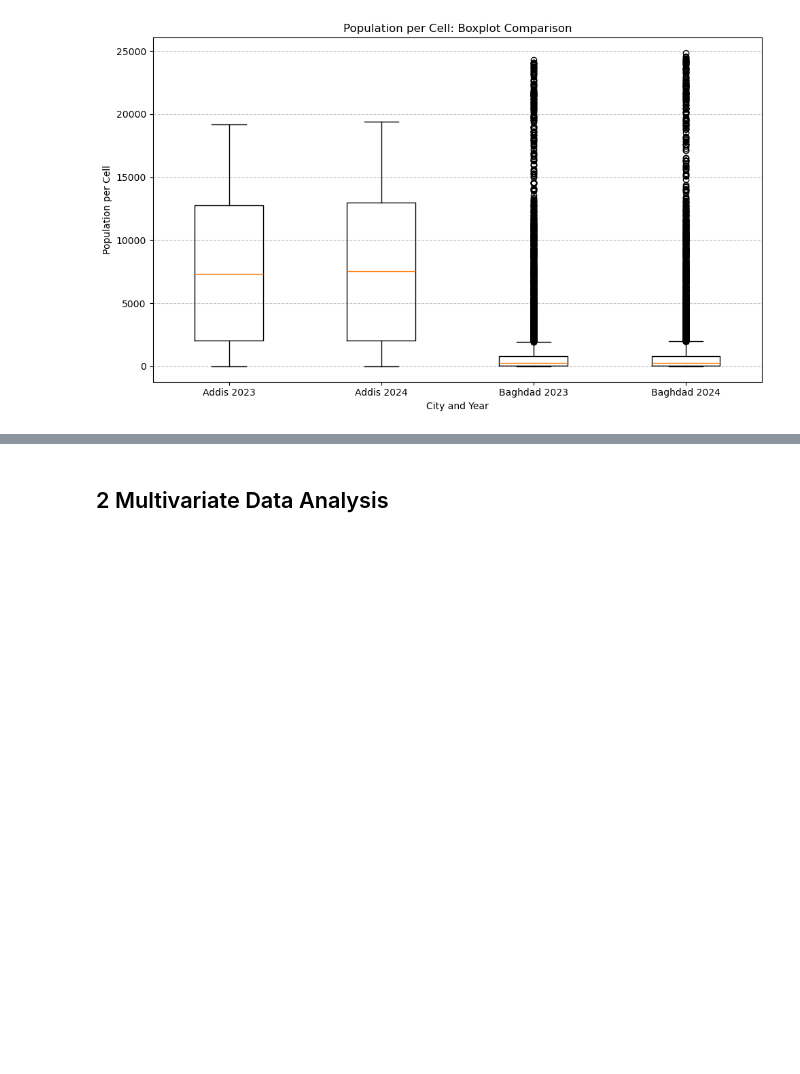
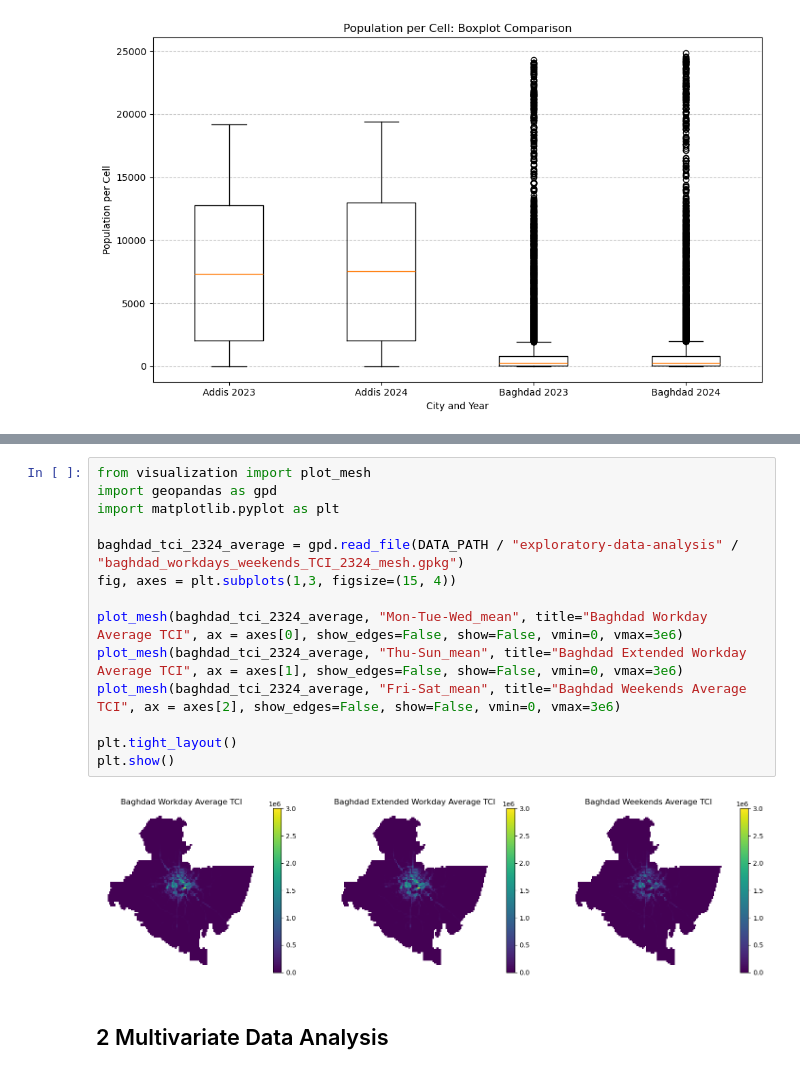
Before and after one commit to yixuan228/air-pollution-mobility-research-project, a Jupyter notebook: notebooks/3_exploratory_data_analysis.ipynb, the cells around one changed output, grey strips where cells are left out. Drawn from its saved outputs; the diff is of its cells as text; blank space fills up the shorter version.

```diff
--- a/notebooks/3_exploratory_data_analysis.ipynb
+++ b/notebooks/3_exploratory_data_analysis.ipynb
@@ -644,3 +692,19 @@ plt.show()
+# %%
+from visualization import plot_mesh
+import geopandas as gpd
+import matplotlib.pyplot as plt
+
+baghdad_tci_2324_average = gpd.read_file(DATA_PATH / "exploratory-data-analysis" / "baghdad_workdays_weekends_TCI_2324_mesh.gpkg")
+fig, axes = plt.subplots(1,3, figsize=(15, 4))
+
+plot_mesh(baghdad_tci_2324_average, "Mon-Tue-Wed_mean", title="Baghdad Workday Average TCI", ax = axes[0], show_edges=False, show=False, vmin=0, vmax=3e6)
+plot_mesh(baghdad_tci_2324_average, "Thu-Sun_mean", title="Baghdad Extended Workday Average TCI", ax = axes[1], show_edges=False, show=False, vmin=0, vmax=3e6)
+plot_mesh(baghdad_tci_2324_average, "Fri-Sat_mean", title="Baghdad Weekends Average TCI", ax = axes[2], show_edges=False, show=False, vmin=0, vmax=3e6)
+
+plt.tight_layout()
+plt.show()
+# %% [output]
+[figure, added]
 # %% [markdown]
 ## 2 Multivariate Data Analysis
 # %% [markdown]
```
Also changed, not shown: parts of 16 cells of this notebook, 9 other files.
